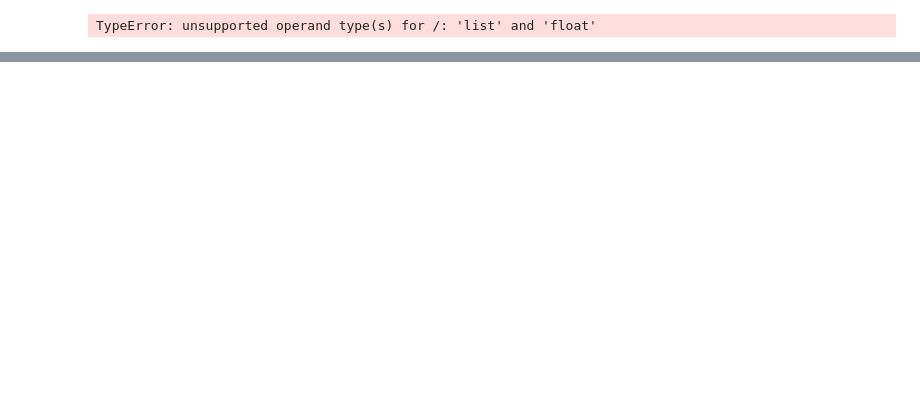
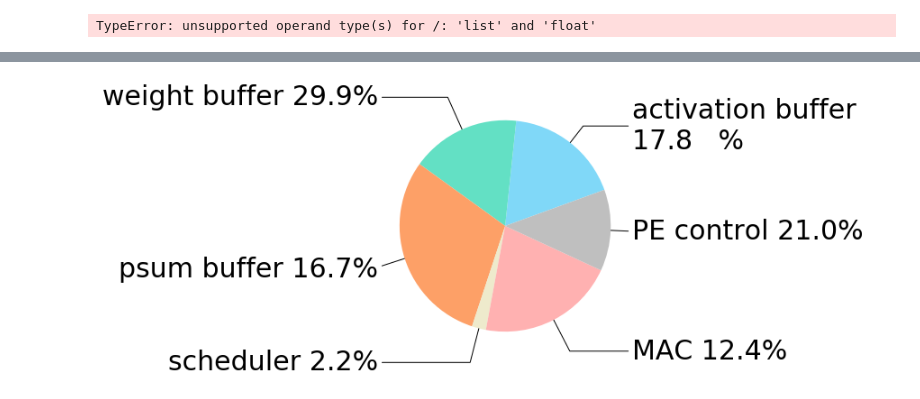
Before and after one commit to changchun-zhou/sagitta_fig, a Jupyter notebook: scripts/Voltage-Frequency-Scaling/Sagitta_Fig.ipynb, the cells around one changed output, grey strips where cells are left out. Saved outputs shown, nothing was run; the diff lists cells and outputs as text; code cells hidden in the pictures; blank space fills up the shorter version.

```diff
--- a/scripts/Voltage-Frequency-Scaling/Sagitta_Fig.ipynb
+++ b/scripts/Voltage-Frequency-Scaling/Sagitta_Fig.ipynb
@@ -600,0 +922,83 @@ TypeError: unsupported operand type(s) for /: 'list' and 'float'
+# %%
+import numpy as np
+import pandas as pd
+import matplotlib.pyplot as plt
+
+# top-level
+# fig_name = 'top'
+# startangle = 20
+# area = np.array([12885986,129255, 2196810,
+# 327901,
+# 1154988,
+# 141859
+# ])
+
+# labels = ['PE array\n{:.1f}% '.format(area[0]/sum(area)*100), 'top-level control {:.1f}%'.format(area[2]/sum(area)*100), 'global buffer {:.1f}%'.format(area[1]/sum(area)*100), 'pool & ReLU {:.1f}%'.format(area[3]/sum(area)*100), 'other {:.1f}%'.format(area[5]/sum(area)*100), 'interface {:.1f}%'.format(area[4]/sum(area)*100)]
+# colors = [(128/255, 216/255, 248/255), (99/255, 224/255, 196/255), (253/255, 160/255, 103/255), (238/255, 234/255, 204/255), (255/255, 177/255, 177/255), (191/255, 191/255, 191/255)]
+
+# intra-PE
+fig_name = 'intra-PE'
+startangle= 20
+area = np.array([
+139604,
+131362,
+234684,
+16977,
+165240,
+97781
+])
+
+labels = ['activation buffer   \n{:.1f}   % '.format(area[0]/sum(area)*100), 'weight buffer {:.1f}%'.format(area[2]/sum(area)*100), 'psum buffer {:.1f}%'.format(area[1]/sum(area)*100), 'scheduler {:.1f}%'.format(area[3]/sum(area)*100), 'MAC {:.1f}%'.format(area[5]/sum(area)*100), 'PE control {:.1f}%'.format(area[4]/sum(area)*100)]
+colors = [(128/255, 216/255, 248/255), (99/255, 224/255, 196/255), (253/255, 160/255, 103/255), (238/255, 234/255, 204/255), (255/255, 177/255, 177/255), (191/255, 191/255, 191/255)]
+
+# colors = [(0/255, 153/255, 255/255), (215/255, 227/255, 191/255), (255/255, 242/255, 204/255), (183/255, 221/255, 232/255), (238/255, 234/255, 242/255), (191/255, 191/255, 191/255)]
+
+
+
+# plt.rcParams["font.family"] = ["Arial"]
+plt.subplots(figsize=(3.5, 4.6))
+data = {"PE": 120, "电子": 90, "计算机": 50, "经管": 60, "建筑": 100, "汽车": 50}
+# 构造数据
+data = pd.DataFrame([data])
+# 绘制圆环图，并返回饼块对象
+wedges, texts = plt.pie(area, colors=colors, startangle=startangle, radius=1.5)
+# 构造annotate函数的**kwargs参数，设置引导线线型
+kw = dict(arrowprops=dict(arrowstyle="-"), zorder=0, va="center")
+# 遍历饼块绘制注释标签和引导线
+for i, p in enumerate(wedges):
+    # 根据matplotlib.patches.Wedge对象的theta1和theta2参数计算饼块均分点的角度
+    ang = (p.theta2 - p.theta1) / 2.0 + p.theta1
+    # 根据角度的弧度计算 饼块均分点的坐标（引导线的起点）
+    y = np.sin(np.deg2rad(ang))
+    x = np.cos(np.deg2rad(ang))
+    # print(p.theta1, p.theta2, ang, np.deg2rad(ang), x, y)
+    # 演示引导线起点位置
+    # plt.plot(x, y, "or")
+    # 根据x的值即角度所在象限确定引导线的对齐方式
+    horizontalalignment = {-1: "right", 1: "left"}[int(np.sign(x))]
+    # 设置引导线的连接方式
+    connectionstyle = "angle,angleA=0,angleB={}".format(ang)
+    kw["arrowprops"].update({"connectionstyle": connectionstyle})
+    # 绘制注释标签和引导线
+    if i >0:
+        plt.annotate(
+            labels[i],
+            xy=(x, y),
+            xytext=(1.8 * np.sign(x), 2 * y),
+            horizontalalignment=horizontalalignment,fontsize=30,
+            **kw
+        )
+    else:
+        plt.annotate(
+            labels[i],
+            xy=(x, y),
+            xytext=(1.8* np.sign(x), 1.8* y),
+            # xytext=(2* x, 4* y),
+            horizontalalignment=horizontalalignment,fontsize=30,
+            **kw
+        )
+# plt.title("专业人数占比")
+plt.savefig('../../generate/area_'+fig_name+'.svg', format='svg')
+plt.show()
+# %% [output]
+[figure, added]
```
Also changed, not shown: parts of 10 cells of this notebook.
